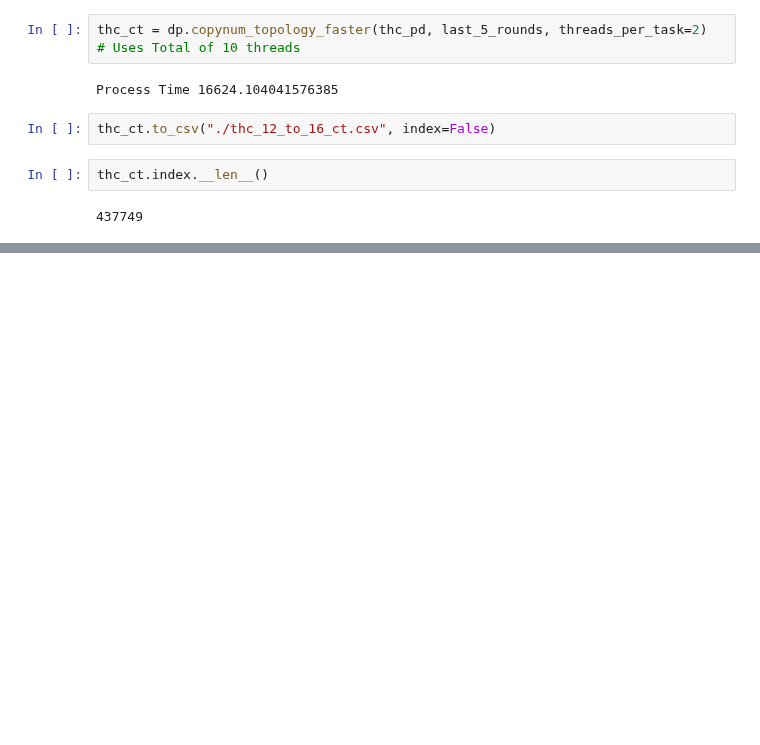
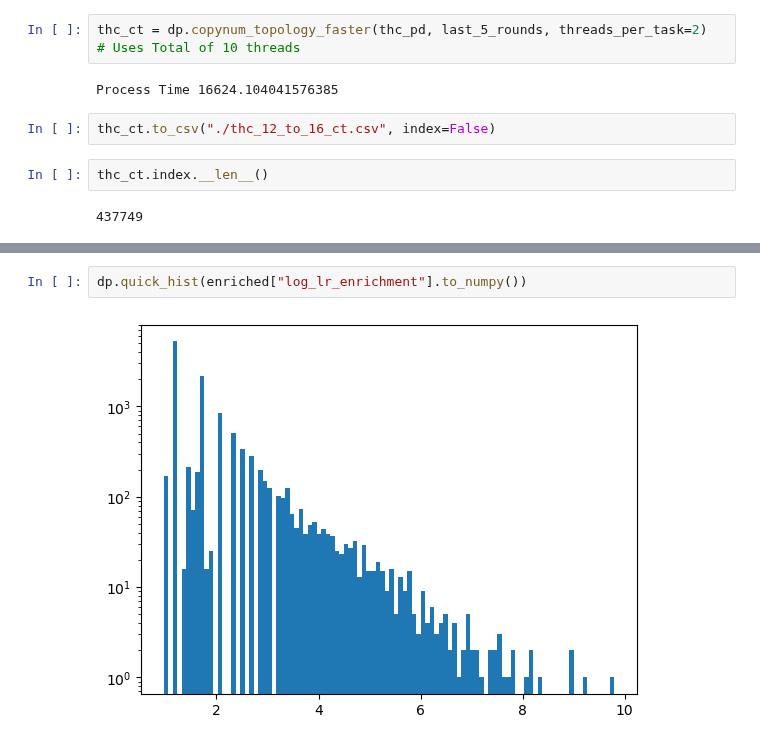
Before and after one commit to Jonahowns/phage_display_ML, a Jupyter notebook: datasets/thc/thc_data_prep.ipynb, the cells around one changed output, grey strips where cells are left out. Drawn from its saved outputs; the diff is of its cells as text; blank space fills up the shorter version.

```diff
--- a/datasets/thc/thc_data_prep.ipynb
+++ b/datasets/thc/thc_data_prep.ipynb
@@ -32,0 +103,4 @@ thc_ct.index.__len__()
+# %%
+dp.quick_hist(enriched["log_lr_enrichment"].to_numpy())
+# %% [output]
+[figure, added]
```
Also changed, not shown: parts of 14 cells of this notebook, 13 other files.
